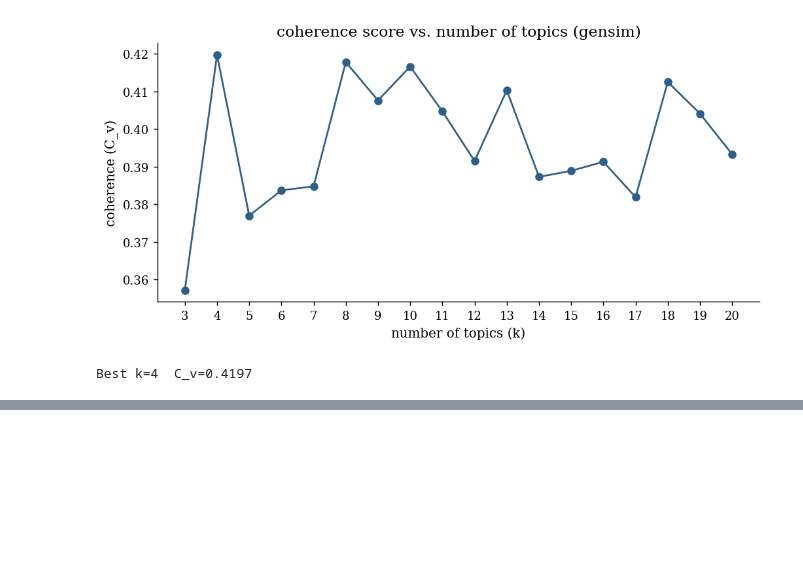
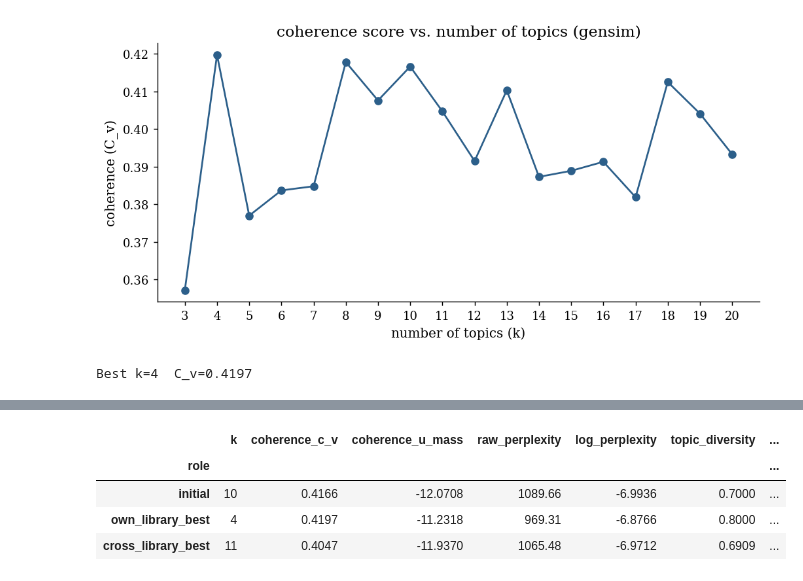
Before and after one commit to lcopolillo/MIGThesis-126735, a Jupyter notebook: src/notebooks/lda_v1.ipynb, the cells around one changed output, grey strips where cells are left out. Saved outputs shown, nothing was run; the diff lists cells and outputs as text; code cells hidden in the pictures; blank space fills up the shorter version.

Commit message:
(update): lda new k experiments and extended metrics

```diff
--- a/src/notebooks/lda_v1.ipynb
+++ b/src/notebooks/lda_v1.ipynb
@@ -317,0 +408,86 @@ Best k=4  C_v=0.4197
+# %%
+# Compute extended metrics for every K in K_GRID and persist as JSON.
+import json, os
+from utils import (
+    compute_topic_diversity,
+    compute_topic_cosine_similarity,
+    compute_topic_entropy,
+    unify_perplexity,
+    OUTPUT_ROOT,
+)
+
+K_ROLE = {10: 'initial', 4: 'own_library_best', 11: 'cross_library_best'}
+
+def _metrics(m, k):
+    out = {}
+    for coh_kind in ('c_v', 'u_mass'):
+        out[f'coherence_{coh_kind}'] = float(
+            CoherenceModel(model=m, texts=texts, dictionary=dictionary, coherence=coh_kind).get_coherence()
+        )
+    pp = unify_perplexity(m, bow_corpus=bow_corpus)
+    out['raw_perplexity'] = pp['raw_perplexity']
+    out['log_perplexity'] = pp['log_perplexity']
+    vocab_size = m.num_vocabs if hasattr(m, 'num_vocabs') else len(m.id2word)
+    out['topic_diversity_top25'] = compute_topic_diversity(
+        m, k, n=25, vocab_size=vocab_size
+    )
+    cos = compute_topic_cosine_similarity(m, k)
+    out['cosine_similarity_mean'] = cos['mean']
+    out['cosine_similarity_max']  = cos['max']
+    ent = compute_topic_entropy(m, k)
+    out['shannon_entropy_mean']      = ent['mean']
+    out['shannon_entropy_mean_norm'] = ent['mean_norm']
+    out['topic_labels'] = {
+        i: lbl for i, lbl in generate_topic_labels(m, k, topn=3).items()
+    }
+    out['k'] = int(k)
+    out['role'] = K_ROLE.get(k, 'extra')
+    return out
+
+configs = [_metrics(m, k) for k, m in models_by_k.items()]
+
+# Display side-by-side table.
+rows = []
+for cfg_metrics in configs:
+    rows.append({
+        'role'              : cfg_metrics['role'],
+        'k'                 : cfg_metrics['k'],
+        'coherence_c_v'     : cfg_metrics['coherence_c_v'],
+        'coherence_u_mass'  : cfg_metrics['coherence_u_mass'],
+        'raw_perplexity'    : cfg_metrics['raw_perplexity'],
+        'log_perplexity'    : cfg_metrics['log_perplexity'],
+        'topic_diversity'   : cfg_metrics['topic_diversity_top25']['diversity'],
+        'cosine_similarity' : cfg_metrics['cosine_similarity_mean'],
+        'shannon_entropy'   : cfg_metrics['shannon_entropy_mean'],
+    })
+
+metrics_df = pd.DataFrame(rows).set_index('role')
+print('Extended metrics across K_GRID:')
+display(metrics_df.style.format({
+    'coherence_c_v': '{:.4f}', 'coherence_u_mass': '{:.4f}',
+    'raw_perplexity': '{:.2f}', 'log_perplexity': '{:.4f}',
+    'topic_diversity': '{:.4f}', 'cosine_similarity': '{:.4f}',
+    'shannon_entropy': '{:.4f}',
+}))
+
+# save extended metrics and configs as JSON for the comparison notebook.
+by_role = {c['role']: c for c in configs}
+metrics_payload = {
+    'notebook': 'lda_v1',
+    'library': 'gensim',
+    'granularity': 'page',
+    'n_documents': int(len(docs)),
+    'vocab_size': int(list(models_by_k.values())[0].num_vocabs) if hasattr(list(models_by_k.values())[0], 'num_vocabs') else int(len(list(models_by_k.values())[0].id2word)),
+    'random_seed': RANDOM_SEED,
+    'k_grid': K_GRID,
+    'configs': configs,
+    'old_K': by_role['initial'],
+    'new_K': by_role.get('own_library_best', by_role['initial']),
+    'grid_search': results_df.to_dict(orient='records'),
+}
+json_path = os.path.join(OUTPUT_ROOT, 'lda_v1' + '_metrics.json')
+os.makedirs(OUTPUT_ROOT, exist_ok=True)
+with open(json_path, 'w') as f:
+    json.dump(metrics_payload, f, indent=2)
+print(f'Metrics written to: {json_path}')
+# %% [output]
@@ -317,0 +495,5 @@ Best k=4  C_v=0.4197
+|  | k | coherence_c_v | coherence_u_mass | raw_perplexity | log_perplexity | topic_diversity | ... |
+| role |  |  |  |  |  |  | ... |
+| initial | 10 | 0.4166 | -12.0708 | 1089.66 | -6.9936 | 0.7000 | ... |
+| own_library_best | 4 | 0.4197 | -11.2318 | 969.31 | -6.8766 | 0.8000 | ... |
+| cross_library_best | 11 | 0.4047 | -11.9370 | 1065.48 | -6.9712 | 0.6909 | ... |
```
Also changed, not shown: parts of 4 cells of this notebook, 3 other files.
